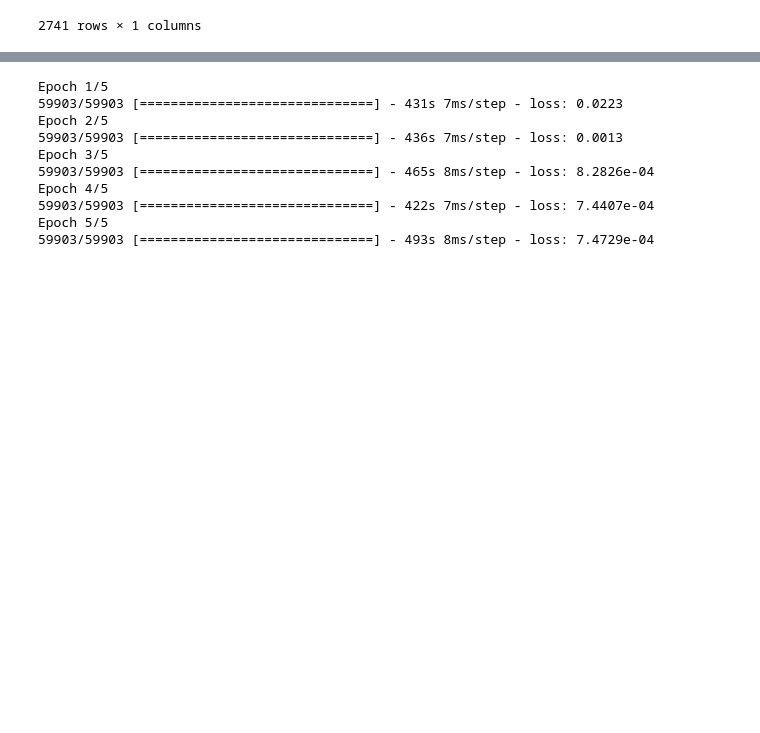
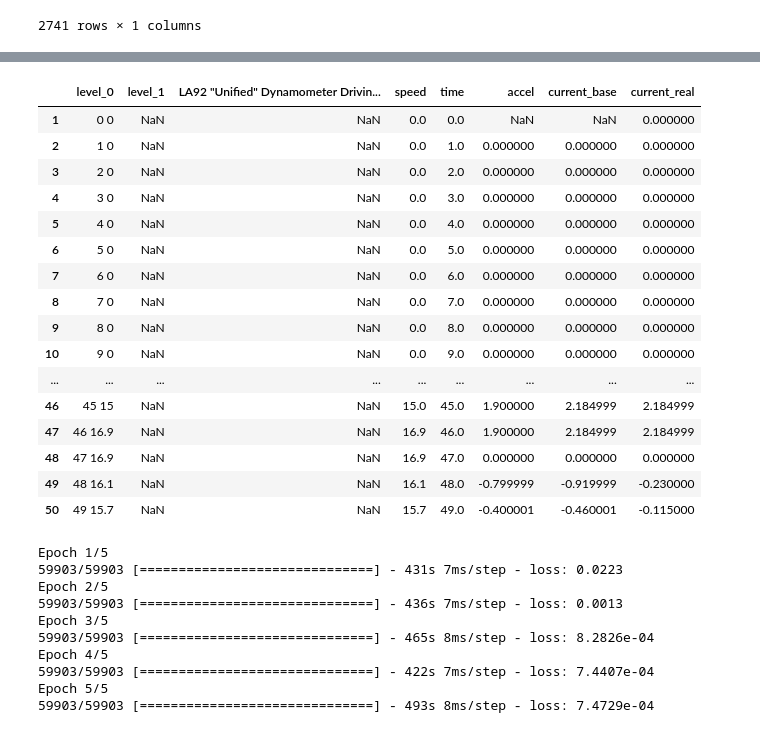
Before and after one commit to pierredm1/4th-Year-Imperial-Thesis, a Jupyter notebook: notebooks/v2-NoTemp.ipynb, the cells around one changed output, grey strips where cells are left out. Saved outputs shown, nothing was run; the diff lists cells and outputs as text; code cells hidden in the pictures; blank space fills up the shorter version.

```diff
--- a/notebooks/v2-NoTemp.ipynb
+++ b/notebooks/v2-NoTemp.ipynb
@@ -789,3 +851,45 @@ df_hwy['time']=df_hwy['time'].astype('float64')
+# %%
+#lad92dds
+df_lad92dds=pd.read_csv('/Users/monmac/Desktop/la92dds.txt').reset_index()
+df_lad92dds['speed'] = df_lad92dds['level_0'].str.strip().str[-4:]
+df_lad92dds['time'] = df_lad92dds['level_0'].str.strip().str[:4]
+df_lad92dds=df_lad92dds.drop(columns=['level_0','level_1',''])
+
+df_lad92dds=df_lad92dds[1:]
+df_lad92dds['speed']=df_lad92dds['speed'].astype('float32')
+df_lad92dds['accel']=df_lad92dds['speed'].diff(periods=1)
+max_accel_lad92dds=df_lad92dds['accel'].max()
+prop_constant_lad92dds = max_accel_lad92dds / 6
+df_lad92dds['current_base'] = prop_constant_lad92dds * df_lad92dds['accel']
+df_lad92dds['current_real'] = 0
+for i in df_lad92dds['current_base'].index:
+    if df_lad92dds.loc[i:i,'current_base'].max()<0:
+        df_lad92dds.loc[i:i,'current_real']=df_lad92dds.loc[i:i,'current_base']*0.25
+    if df_lad92dds.loc[i:i,'current_base'].max()>0:
+        df_lad92dds.loc[i:i,'current_real']=df_lad92dds.loc[i:i,'current_base']
+    if df_lad92dds.loc[i:i,'current_base'].max()==0:
+        df_lad92dds.loc[i:i,'current_real'] = 0
+df_lad92dds['time']=df_lad92dds['time'].astype('float64')
+# %%
+df_lad92dds.head(50)
+# %% [output]
+|  | level_0 | level_1 | LA92 "Unified" Dynamometer Drivin... | speed | time | accel | current_base | current_real |
+| 1 | 0 0 | NaN | NaN | 0.0 | 0.0 | NaN | NaN | 0.000000 |
+| 2 | 1 0 | NaN | NaN | 0.0 | 1.0 | 0.000000 | 0.000000 | 0.000000 |
+| 3 | 2 0 | NaN | NaN | 0.0 | 2.0 | 0.000000 | 0.000000 | 0.000000 |
+| 4 | 3 0 | NaN | NaN | 0.0 | 3.0 | 0.000000 | 0.000000 | 0.000000 |
+| 5 | 4 0 | NaN | NaN | 0.0 | 4.0 | 0.000000 | 0.000000 | 0.000000 |
+| 6 | 5 0 | NaN | NaN | 0.0 | 5.0 | 0.000000 | 0.000000 | 0.000000 |
+| 7 | 6 0 | NaN | NaN | 0.0 | 6.0 | 0.000000 | 0.000000 | 0.000000 |
+| 8 | 7 0 | NaN | NaN | 0.0 | 7.0 | 0.000000 | 0.000000 | 0.000000 |
+| 9 | 8 0 | NaN | NaN | 0.0 | 8.0 | 0.000000 | 0.000000 | 0.000000 |
+| 10 | 9 0 | NaN | NaN | 0.0 | 9.0 | 0.000000 | 0.000000 | 0.000000 |
+| ... | ... | ... | ... | ... | ... | ... | ... | ... |
+| 46 | 45 15 | NaN | NaN | 15.0 | 45.0 | 1.900000 | 2.184999 | 2.184999 |
+| 47 | 46 16.9 | NaN | NaN | 16.9 | 46.0 | 1.900000 | 2.184999 | 2.184999 |
+| 48 | 47 16.9 | NaN | NaN | 16.9 | 47.0 | 0.000000 | 0.000000 | 0.000000 |
+| 49 | 48 16.1 | NaN | NaN | 16.1 | 48.0 | -0.799999 | -0.919999 | -0.230000 |
+| 50 | 49 15.7 | NaN | NaN | 15.7 | 49.0 | -0.400001 | -0.460001 | -0.115000 |
 # %%
 dict_output = {name:col.values for name,col in df_udds.items()}
 destination_folder_path = '../raw_data/'
```
Also changed, not shown: parts of 7 cells of this notebook, 2 other files.
